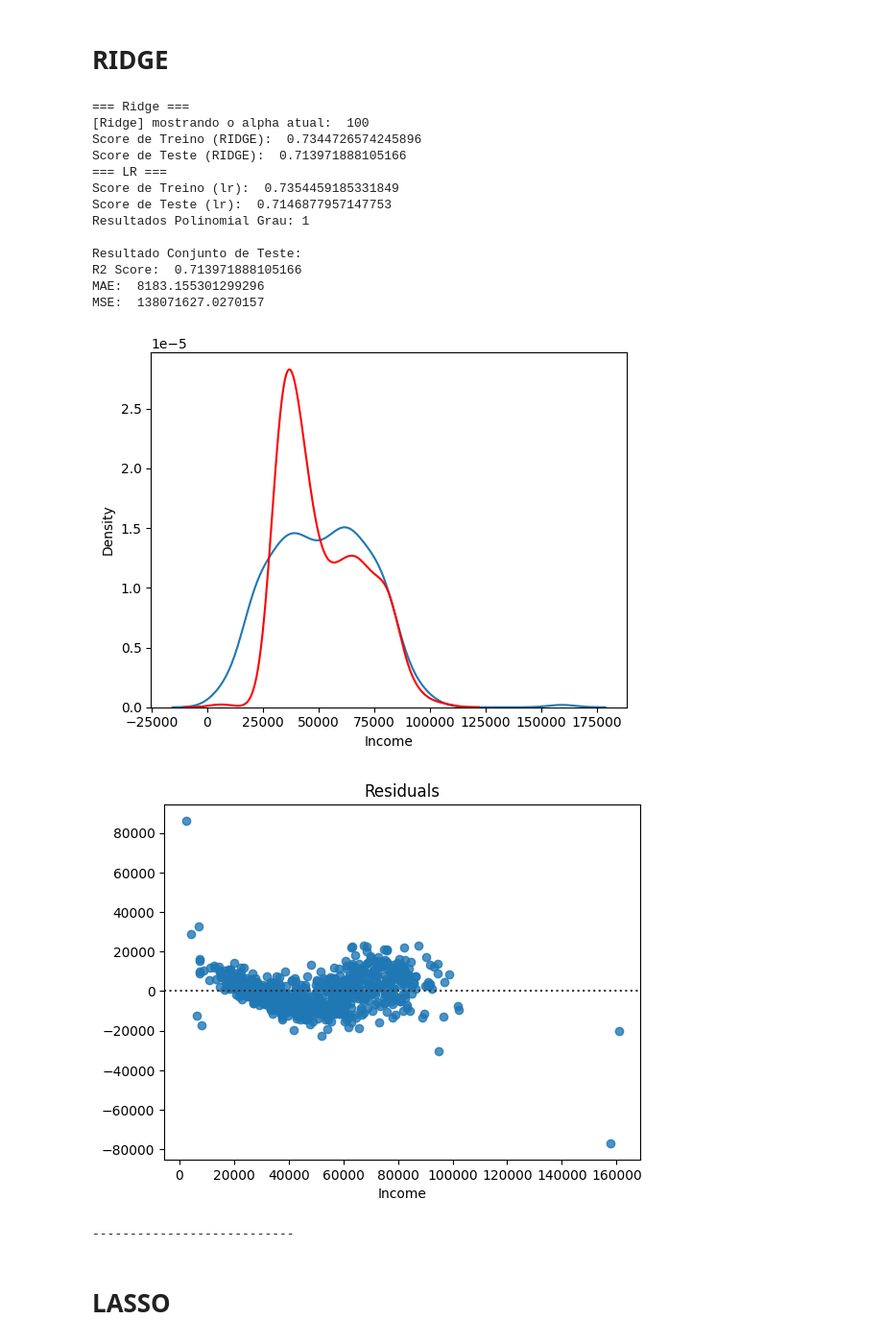
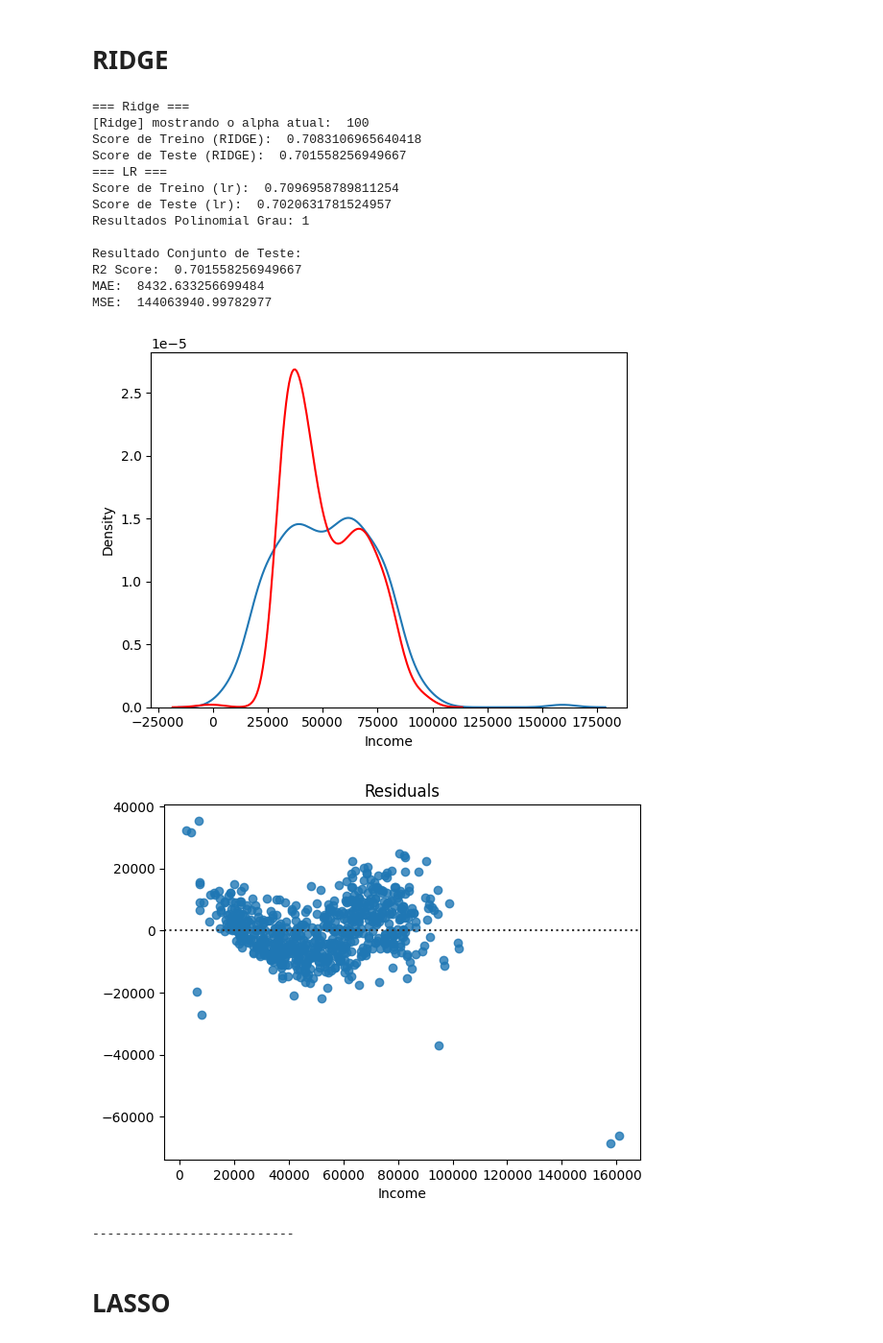
Before and after one commit to ferkrum/ifood-data-analyst-case, a Jupyter notebook: code/prep/preprocessing-4-adicionando-features.ipynb, the cells around one changed output. Shown at 96% size. Saved outputs shown, nothing was run; the diff lists cells and outputs as text; code cells hidden in the pictures.

```diff
--- a/code/prep/preprocessing-4-adicionando-features.ipynb
+++ b/code/prep/preprocessing-4-adicionando-features.ipynb
@@ -308,13 +317,15 @@ memory usage: 542.3+ KB
 # %%
 # buscando variáveis categóricas:
 
-def listaCategoricas(df, uniqueMax, varCategoricas):
+# definindo uma funcao onde informamos a quantidade de valores únicos mínimos para ser considerada categórica
+def listaCategoricas(df, uniqueMax):
+    varCategoricas = []
     for i in df.columns:
        if (len(df[i].unique()) < uniqueMax) & (df[i].dtype == 'object'):
           varCategoricas.append(i)
+    return varCategoricas
 
-varCategoricas = []
-listaCategoricas(df, 26, varCategoricas)
+varCategoricas = listaCategoricas(df, 26)
 varCategoricas
 # %% [output]
 ['Education', 'Marital_Status']
@@ -400,0 +416,15 @@ sns.heatmap(dfTreino[['NumWebVisitsMonth', 'Kidhome', 'MntFruits', 'MntFishProdu
+# %%
+listaElementos = ['NumWebVisitsMonth',
+                 'MntFruits',
+                 'MntFishProducts',
+                 'MntSweetProducts',
+                 'NumStorePurchases',
+                 'MntWines'
+                 #'MntMeatProducts'
+                 #'NumCatalogPurchases'
+                 ]
+for i in listaElementos:
+    print(i)
+    print(len(dfTreino[i].unique()))
+    print(dfTreino[i].value_counts())
+    print('============\n')
@@ -485,3 +585,3 @@ import matplotlib.pyplot as plt
 # %%
-X = dfTreino[['NumWebVisitsMonth', 'Kidhome', 'MntFruits', 'MntFishProducts', 'MntSweetProducts', 'NumStorePurchases', 'MntWines', 'MntMeatProducts', 'NumCatalogPurchases']]
+X = dfTreino[listaElementos]
 Y = dfTreino['Income']
@@ -706,7 +828,7 @@ R2 Score:  0.7146877957147756
 MAE:  8174.02978143959
 MSE:  137726043.76317143
 # %%
-X = dfTreino[['NumWebVisitsMonth', 'Kidhome', 'MntFruits', 'MntFishProducts', 'MntSweetProducts', 'NumStorePurchases', 'MntWines', 'MntMeatProducts', 'NumCatalogPurchases']]
+X = dfTreino[listaElementos]
 Y = dfTreino['Income']
 
 lr, pf = Pipeline_Regressao_Scale_Polinomial(X, Y, grau=2)
@@ -858,32 +978,32 @@ def Pipeline_Lasso(X, Y, grau=1, alpha = 10):
 # %% [markdown]
 # RIDGE
 # %%
-X = dfTreino[['NumWebVisitsMonth', 'Kidhome', 'MntFruits', 'MntFishProducts', 'MntSweetProducts', 'NumStorePurchases', 'MntWines', 'MntMeatProducts', 'NumCatalogPurchases']]
+X = dfTreino[listaElementos]
 Y = dfTreino['Income']
 
 #alpha_ridge = [1e-15, 1e-10, 1e-8, 1e-4, 1e-3,1e-2, 1, 5, 10, 20, 100]
 
 Pipeline_Ridge(X, Y, 1, 100)
 
 #for a in alpha_ridge:
 #    print('TESTE (alpha ridge = ', a, ')')
 #    Pipeline_Ridge(X, Y, 2, a)
 # %% [output]
 === Ridge ===
 [Ridge] mostrando o alpha atual:  100
-Score de Treino (RIDGE):  0.7344726574245896
-Score de Teste (RIDGE):  0.713971888105166
+Score de Treino (RIDGE):  0.7083106965640418
+Score de Teste (RIDGE):  0.701558256949667
 === LR ===
-Score de Treino (lr):  0.7354459185331849
-Score de Teste (lr):  0.7146877957147753
+Score de Treino (lr):  0.7096958789811254
+Score de Teste (lr):  0.7020631781524957
 Resultados Polinomial Grau: 1
 
 Resultado Conjunto de Teste:
-R2 Score:  0.713971888105166
-MAE:  8183.155301299296
-MSE:  138071627.0270157
+R2 Score:  0.701558256949667
+MAE:  8432.633256699484
+MSE:  144063940.99782977
-[figure, old version]
+[figure, new version]
-[figure, old version]
+[figure, new version]
 ---------------------------
 # %% [markdown]
 # LASSO
```
Also changed, not shown: parts of 22 cells of this notebook.
